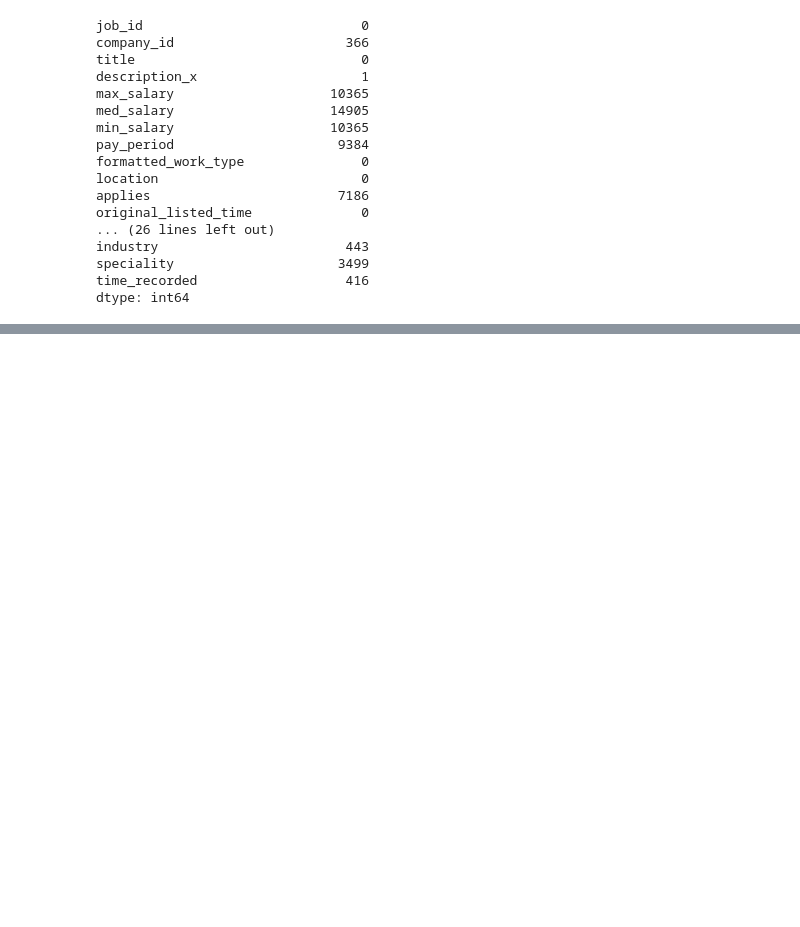
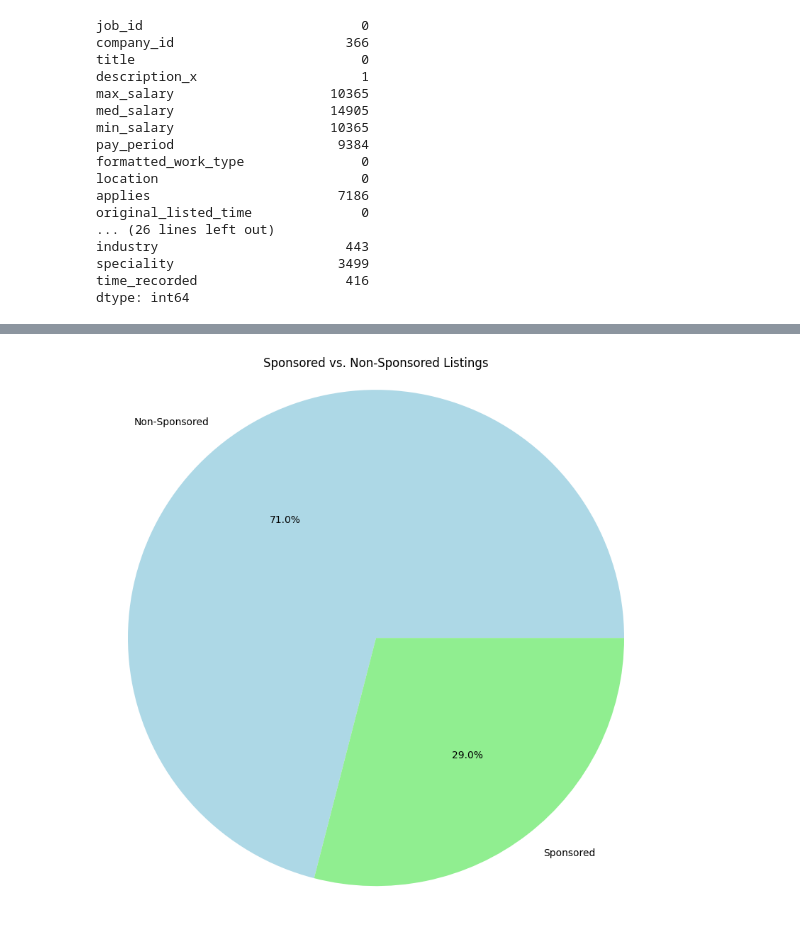
Before and after one commit to enricofindley/ds-project, a Jupyter notebook: linkedin-job-postings-2023-data-analysis.ipynb, the cells around one changed output, grey strips where cells are left out. Saved outputs shown, nothing was run; the diff lists cells and outputs as text; code cells hidden in the pictures; blank space fills up the shorter version.

```diff
--- a/linkedin-job-postings-2023-data-analysis.ipynb
+++ b/linkedin-job-postings-2023-data-analysis.ipynb
@@ -161,0 +243,11 @@ dtype: int64
+# %%
+# Visualization 6: Sponsored vs. Non-Sponsored Listings (Pie Chart)
+sponsored_counts = data['sponsored'].value_counts()
+plt.figure(figsize=(8, 8))
+plt.pie(sponsored_counts, labels=['Non-Sponsored', 'Sponsored'], autopct='%1.1f%%', colors=['lightblue', 'lightgreen'])
+plt.title('Sponsored vs. Non-Sponsored Listings')
+plt.axis('equal')
+plt.tight_layout()
+plt.show()
+# %% [output]
+[figure, added]
```
Also changed, not shown: parts of 9 cells of this notebook.
